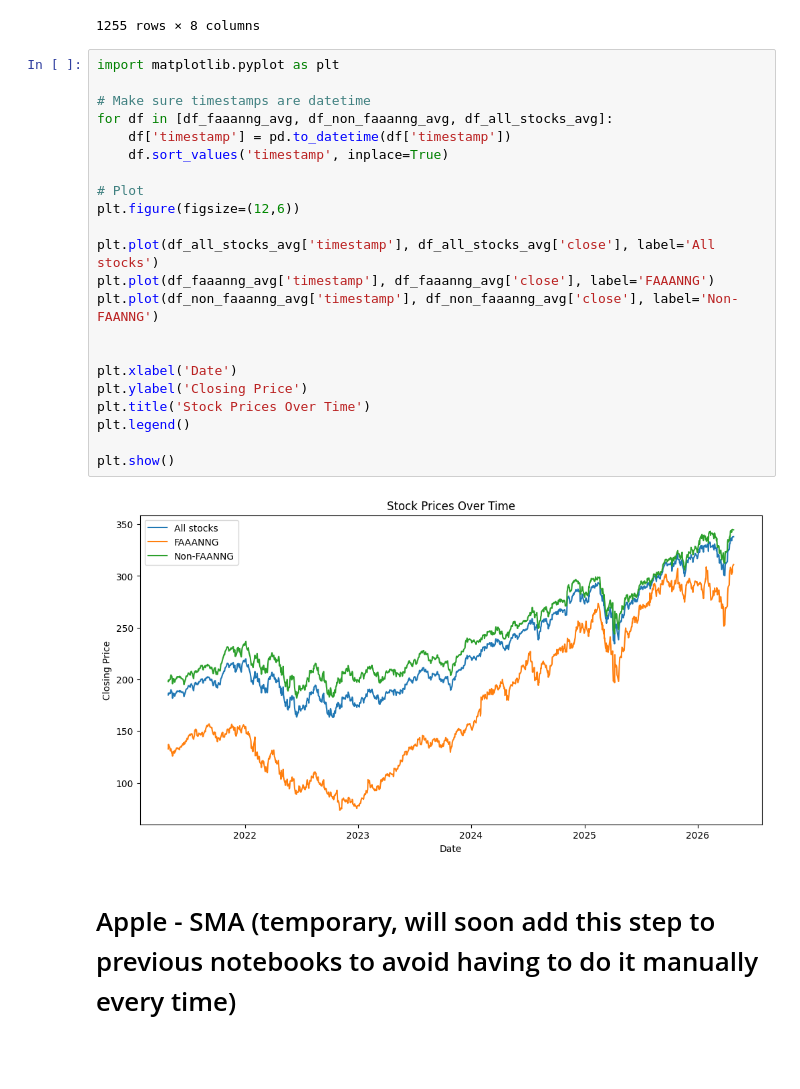
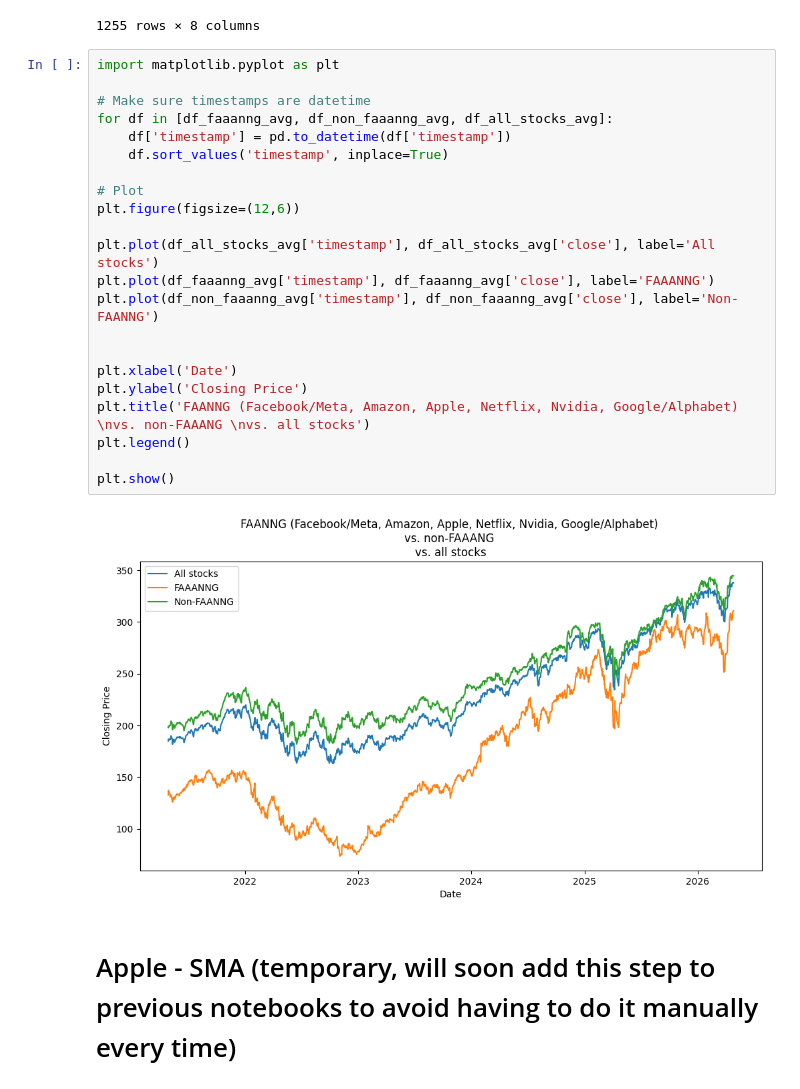
Before and after one commit to matthewcavanaugh96/megalabs, a Jupyter notebook: stock_prediction/Daily Data Visualization.ipynb, the cells around one changed output. Drawn from its saved outputs; the diff is of its cells as text; blank space fills up the shorter version.

```diff
--- a/stock_prediction/Daily Data Visualization.ipynb
+++ b/stock_prediction/Daily Data Visualization.ipynb
@@ -182,27 +184,27 @@ df_all_stocks_avg
 # %%
 import matplotlib.pyplot as plt
 
 # Make sure timestamps are datetime
 for df in [df_faaanng_avg, df_non_faaanng_avg, df_all_stocks_avg]:
     df['timestamp'] = pd.to_datetime(df['timestamp'])
     df.sort_values('timestamp', inplace=True)
 
 # Plot
 plt.figure(figsize=(12,6))
 
 plt.plot(df_all_stocks_avg['timestamp'], df_all_stocks_avg['close'], label='All stocks')
 plt.plot(df_faaanng_avg['timestamp'], df_faaanng_avg['close'], label='FAAANNG')
 plt.plot(df_non_faaanng_avg['timestamp'], df_non_faaanng_avg['close'], label='Non-FAANNG')
 
 
 plt.xlabel('Date')
 plt.ylabel('Closing Price')
-plt.title('Stock Prices Over Time')
+plt.title('FAANNG (Facebook/Meta, Amazon, Apple, Netflix, Nvidia, Google/Alphabet) \nvs. non-FAAANG \nvs. all stocks')
 plt.legend()
 
 plt.show()
 # %% [output]
-[figure, old version]
+[figure, new version]
 # %% [markdown]
 # Apple - SMA (temporary, will soon add this step to previous notebooks to avoid having to do it manually every time)
 # %%
```
Also changed, not shown: parts of 1 cell of this notebook, 3 other files.
